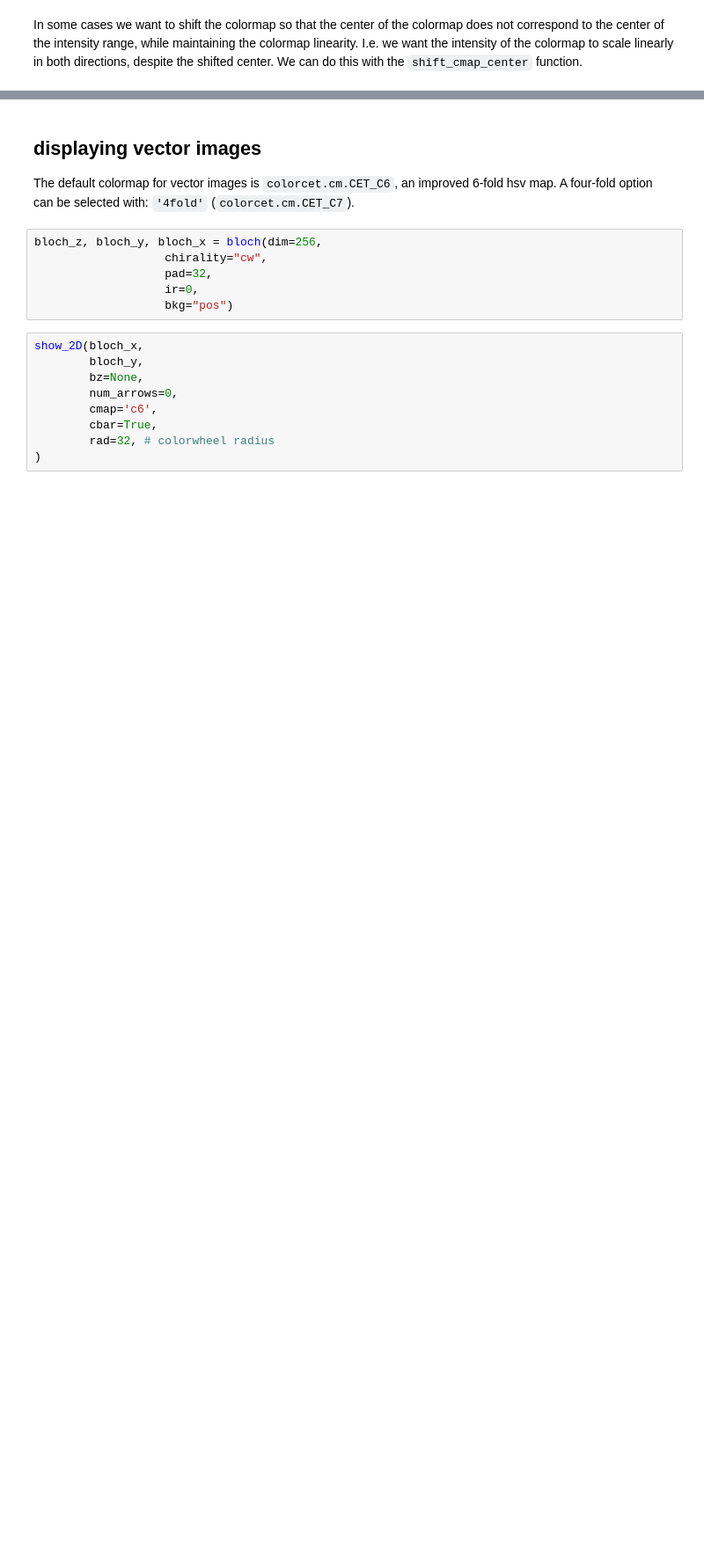
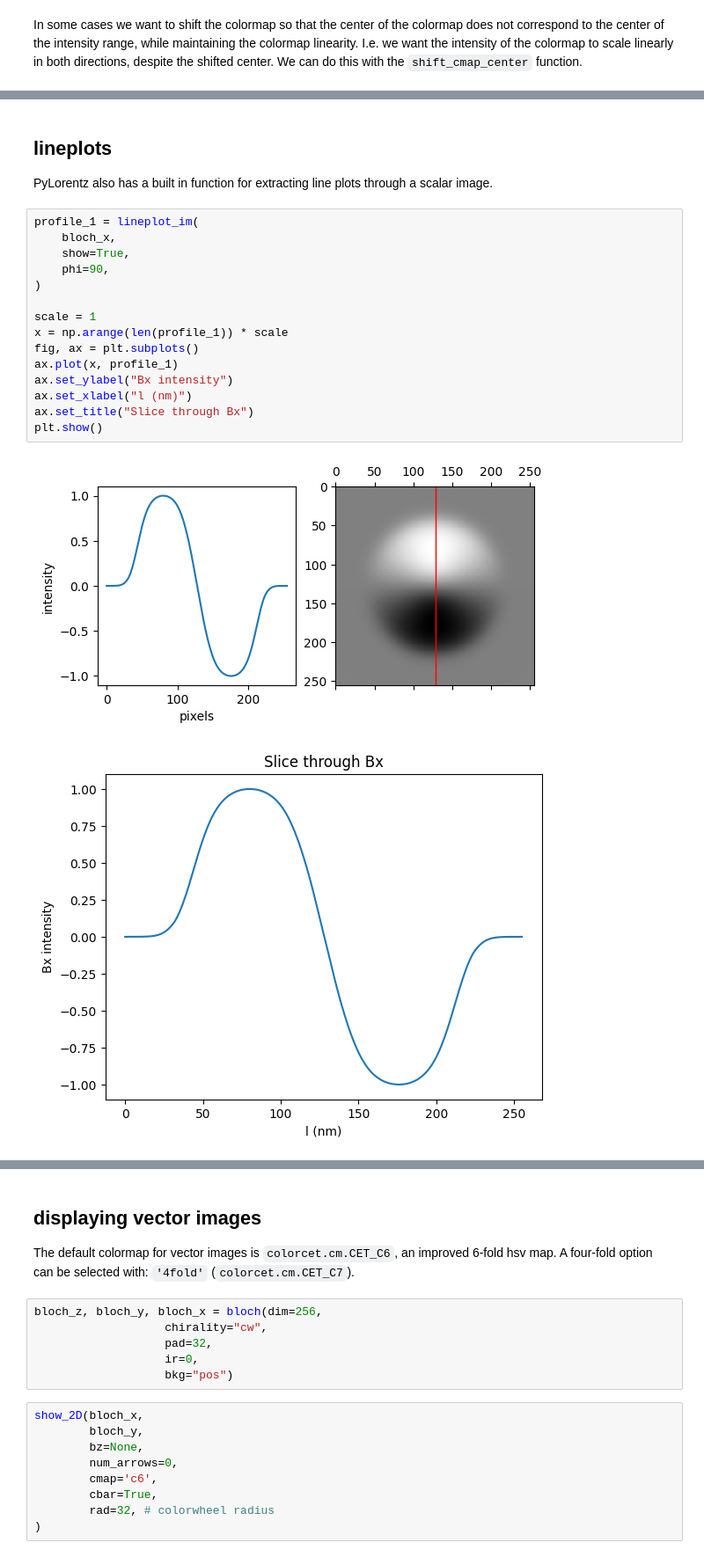
Before and after one commit to PyLorentz/PyLorentz, a Jupyter notebook: Examples/04_visualizations.ipynb, the cells around one changed output, grey strips where cells are left out. Shown at 88% size. Saved outputs shown, nothing was run; the diff lists cells and outputs as text; blank space fills up the shorter version.

Commit message:
updating show docs, adding lineplot to example visualization

```diff
--- a/Examples/04_visualizations.ipynb
+++ b/Examples/04_visualizations.ipynb
@@ -74,0 +74,21 @@ show_im(bx2, cmap=div2, title="Colormap is shifted so 0 is the neutral value")
+# %% [markdown]
+## lineplots
+PyLorentz also has a built in function for extracting line plots through a scalar image.
+# %%
+profile_1 = lineplot_im(
+    bloch_x,
+    show=True,
+    phi=90,
+)
+
+scale = 1
+x = np.arange(len(profile_1)) * scale
+fig, ax = plt.subplots()
+ax.plot(x, profile_1)
+ax.set_ylabel("Bx intensity")
+ax.set_xlabel("l (nm)")
+ax.set_title("Slice through Bx")
+plt.show()
+# %% [output]
+[figure, added]
+[figure, added]
```
Also changed, not shown: parts of 12 cells of this notebook, 2 other files.
